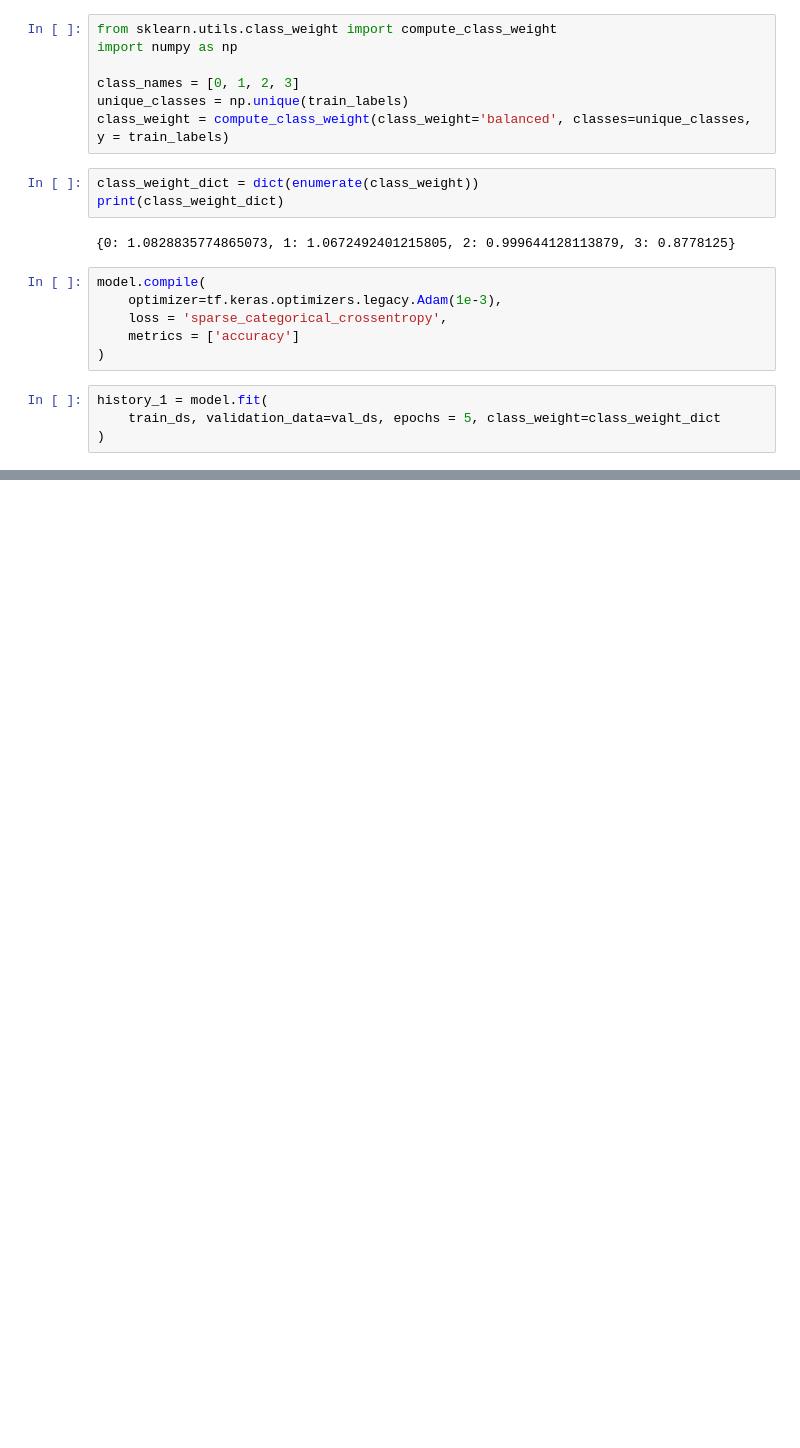
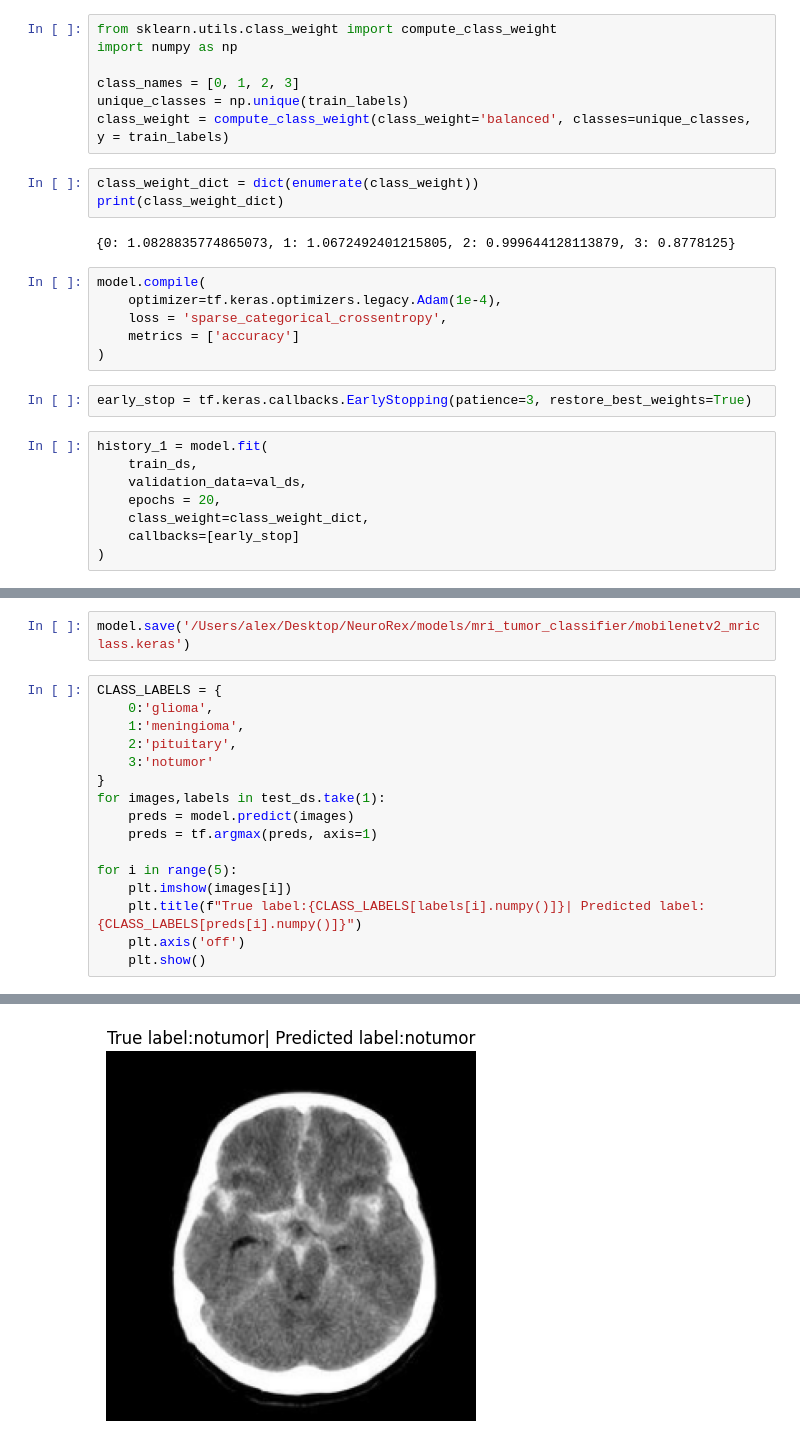
Before and after one commit to alexandrugaitoane/neurorex, a Jupyter notebook: notebooks/02_mri_tumor_classifier_exploration.ipynb, the cells around one changed output, grey strips where cells are left out. Drawn from its saved outputs; the diff is of its cells as text; blank space fills up the shorter version.

Commit message:
Fine-tuned MRI tumor classifier with deep head and updated results

```diff
--- a/notebooks/02_mri_tumor_classifier_exploration.ipynb
+++ b/notebooks/02_mri_tumor_classifier_exploration.ipynb
@@ -105,12 +105,18 @@ print(class_weight_dict)
 {0: 1.0828835774865073, 1: 1.0672492401215805, 2: 0.999644128113879, 3: 0.8778125}
 # %%
 model.compile(
-    optimizer=tf.keras.optimizers.legacy.Adam(1e-3),
+    optimizer=tf.keras.optimizers.legacy.Adam(1e-4),
     loss = 'sparse_categorical_crossentropy',
     metrics = ['accuracy']
 )
+# %%
+early_stop = tf.keras.callbacks.EarlyStopping(patience=3, restore_best_weights=True)
 # %%
 history_1 = model.fit(
-    train_ds, validation_data=val_ds, epochs = 5, class_weight=class_weight_dict
+    train_ds,
+    validation_data=val_ds,
+    epochs = 20,
+    class_weight=class_weight_dict,
+    callbacks=[early_stop]
 )
 # %% [output]
@@ -131,0 +147,19 @@ model.evaluate(test_ds)
+# %%
+model.save('/Users/alex/Desktop/NeuroRex/models/mri_tumor_classifier/mobilenetv2_mriclass.keras')
+# %%
+CLASS_LABELS = {
+    0:'glioma',
+    1:'meningioma',
+    2:'pituitary',
+    3:'notumor'
+}
+for images,labels in test_ds.take(1):
+    preds = model.predict(images)
+    preds = tf.argmax(preds, axis=1)
+
+for i in range(5):
+    plt.imshow(images[i])
+    plt.title(f"True label:{CLASS_LABELS[labels[i].numpy()]}| Predicted label:{CLASS_LABELS[preds[i].numpy()]}")
+    plt.axis('off')
+    plt.show()
+# %% [output]
@@ -131,0 +167 @@ model.evaluate(test_ds)
+[figure, added]
```
Also changed, not shown: parts of 6 cells of this notebook, 2 other files.
